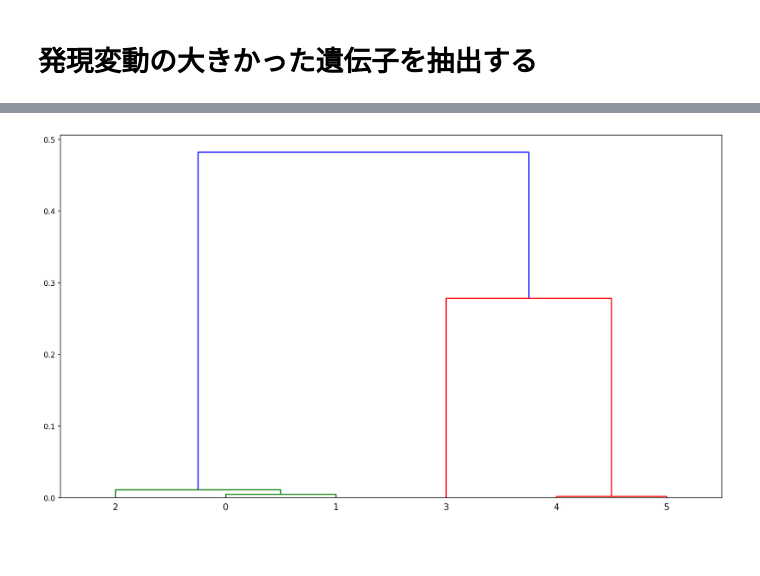
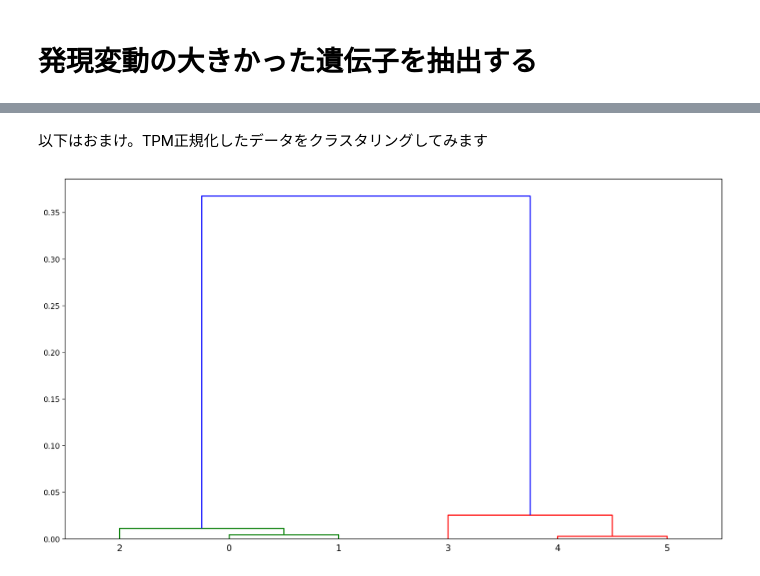
Before and after one commit to genome-sci/python_bioinfo_2018, a Jupyter notebook: 2-1_and_2-2/rnaseq_preprocessing.ipynb, the cells around one changed output, grey strips where cells are left out. Saved outputs shown, nothing was run; the diff lists cells and outputs as text; code cells hidden in the pictures; blank space fills up the shorter version.

```diff
--- a/2-1_and_2-2/rnaseq_preprocessing.ipynb
+++ b/2-1_and_2-2/rnaseq_preprocessing.ipynb
@@ -303,0 +397,5 @@ Wall time: 1.28 ms
+# %%
+df_tmp = df_count.copy()
+# %%
+df_tmp = normalize_per_kilobase(df_tmp, gene_length)
+df_tmp = normalize_per_million_reads(df_tmp)
@@ -303,0 +423,9 @@ Wall time: 1.28 ms
+# %%
+# 関数化します
+def normalize_tpm(df, gene_length):
+    df_tmp = df.copy()
+    df_tmp = normalize_per_kilobase(df_tmp, gene_length)
+    df_tmp = normalize_per_million_reads(df_tmp)
+    return df_tmp
+# %%
+df_count_tpm = normalize_tpm(df_count, gene_length)
@@ -382,11 +555,13 @@ fpkm.to_csv("count_preprocessed.tsv", sep="\t")
+# %% [markdown]
+以下はおまけ。TPM正規化したデータをクラスタリングしてみます
 # %%
 import matplotlib.pyplot as plt
 from scipy.cluster.hierarchy import linkage, dendrogram, fcluster
 # %%
-tpm_t = tpm.iloc[:, 6:12].T
+tpm_t = df_count_tpm.T
 linkage_result = linkage(tpm_t, method='average', metric='correlation')
 plt.figure(num=None, figsize=(16, 9), dpi=200, facecolor='w', edgecolor='k')
 dendrogram(linkage_result)
 plt.show()
 # %% [output]
-[figure, old version]
+[figure, new version]
```
Also changed, not shown: parts of 109 cells of this notebook, 11 other files.
